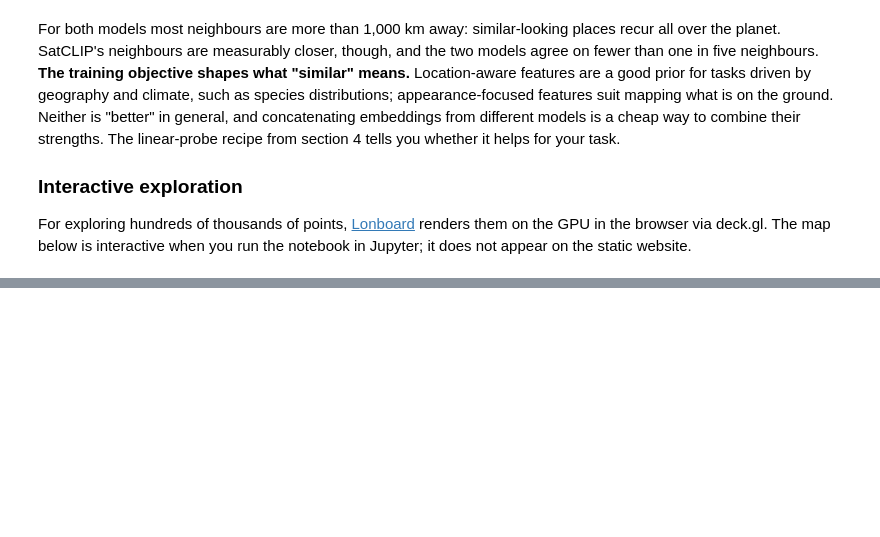
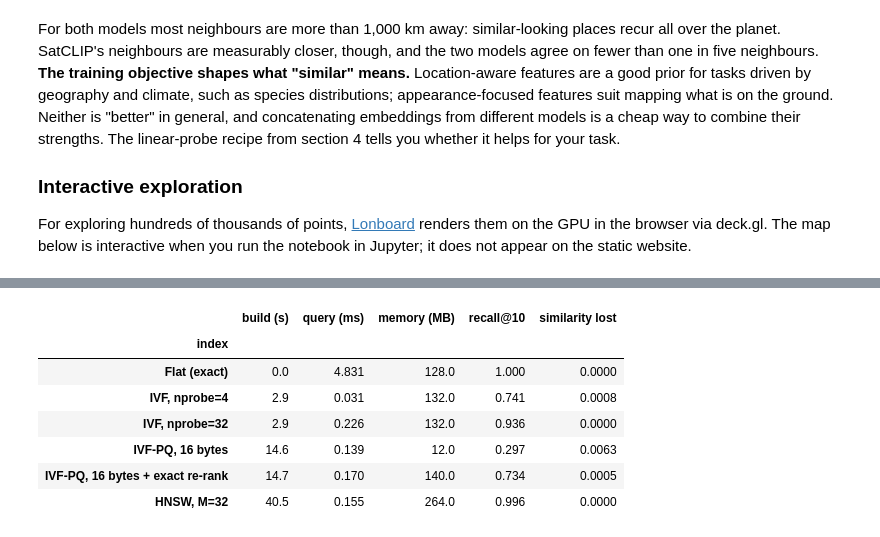
Before and after one commit to geo-embeddings/geo-embeddings-site, a Jupyter notebook: tutorials/geo_embeddings_02_analysis_and_fine_tuning.ipynb, the cells around one changed output, grey strips where cells are left out. Cells and saved outputs as stored; diff of their text form; code cells hidden in the pictures; blank space fills up the shorter version.

```diff
--- a/tutorials/geo_embeddings_02_analysis_and_fine_tuning.ipynb
+++ b/tutorials/geo_embeddings_02_analysis_and_fine_tuning.ipynb
@@ -20,7 +21,8 @@ Install the dependencies with `uv sync --group notebooks`. All data is read anon
 ## Setup
 # %%
 # torch, scikit-learn and faiss each bundle their own OpenMP runtime, which can deadlock or crash
-# on macOS. Importing torch first and keeping faiss single-threaded (below) avoids the conflict.
+# on macOS. Importing torch first, then the rest, and keeping faiss single-threaded (below) avoids
+# the conflict; keep this import order if you rearrange the cell.
 import torch
 
 import time
@@ -57,7 +59,8 @@ plt.rcParams['savefig.dpi'] = 80
 CACHE = Path('tutorial_cache')
 CACHE.mkdir(exist_ok=True)
 SOURCE_COOP_S3 = 's3://us-west-2.opendata.source.coop'
-SOURCE_COOP_HTTPS = 'https://data.source.coop'
+# GDAL options for anonymous reads straight from the bucket (rasterio uses GDAL under the hood)
+GDAL_S3 = dict(AWS_NO_SIGN_REQUEST='YES', AWS_REGION='us-west-2', GDAL_DISABLE_READDIR_ON_OPEN='EMPTY_DIR')
 
 rng = np.random.default_rng(0)
 torch.manual_seed(0)
@@ -105,8 +108,7 @@ def read_aef_cog(bbox, year, factor):
     ''').fetchall()
     if not rows:
         raise ValueError(f'no single AEF COG contains {bbox} in {year}')
-    href = rows[0][0].replace(SOURCE_COOP_S3, SOURCE_COOP_HTTPS)
-    with rasterio.Env(GDAL_DISABLE_READDIR_ON_OPEN='EMPTY_DIR'), rasterio.open('/vsicurl/' + href) as src:
+    with rasterio.Env(**GDAL_S3), rasterio.open(rows[0][0].replace('s3://', '/vsis3/')) as src:
         T = src.transform  # bottom-up file: T.e > 0, row 0 is the southern edge
         left, bottom, right, top = transform_bounds('EPSG:4326', src.crs, *bbox)
         c0, c1 = int((left - T.c) // T.a), int((right - T.c) // T.a) + 1
@@ -884,0 +910,69 @@ Map(layer)
+# %%
+d, k = X_alm.shape[1], 10
+pool = rng.permutation(np.flatnonzero(alm_valid))
+base = np.ascontiguousarray(X_alm[pool[:500_000]])
+queries = np.ascontiguousarray(X_alm[pool[500_000:501_000]])  # held-out pixels, not in the index
+
+exact = faiss.IndexFlatIP(d)  # inner product == cosine similarity for unit vectors
+exact.add(base)
+t0 = time.perf_counter()
+true_sim, truth = exact.search(queries, k)
+exact_ms = 1000 * (time.perf_counter() - t0) / len(queries)
+
+
+def evaluate(name, index, configure=lambda: None, train_size=100_000):
+    """Build `index` on `base`, query it, and compare against exact search."""
+    t0 = time.perf_counter()
+    if not index.is_trained:
+        index.train(base[:train_size])
+    index.add(base)
+    build_s = time.perf_counter() - t0
+    configure()
+    t0 = time.perf_counter()
+    _, found = index.search(queries, k)
+    query_ms = 1000 * (time.perf_counter() - t0) / len(queries)
+    found_sim = np.einsum('qd,qkd->qk', queries, base[found])  # exact similarity of what the index returned
+    return {'index': name, 'build (s)': build_s, 'query (ms)': query_ms,
+            'memory (MB)': faiss.serialize_index(index).nbytes / 1e6,
+            'recall@10': np.mean([len(set(f) & set(t)) / k for f, t in zip(found, truth)]),
+            'similarity lost': (true_sim - found_sim).mean()}
+
+
+def ivf_flat():
+    return faiss.IndexIVFFlat(faiss.IndexFlatIP(d), d, 1024, faiss.METRIC_INNER_PRODUCT)
+
+
+def ivf_pq():
+    return faiss.IndexIVFPQ(faiss.IndexFlatIP(d), d, 1024, 16, 8, faiss.METRIC_INNER_PRODUCT)  # 16 x 1-byte codes
+
+
+ivf_a, ivf_b, pq = ivf_flat(), ivf_flat(), ivf_pq()
+pq_base = ivf_pq()
+pq_rerank = faiss.IndexRefineFlat(pq_base)  # re-scores PQ candidates with the exact vectors
+hnsw = faiss.IndexHNSWFlat(d, 32, faiss.METRIC_INNER_PRODUCT)
+
+
+def rerank_settings():
+    pq_base.nprobe = 32
+    pq_rerank.k_factor = 10  # fetch 10 x k candidates, keep the best k by exact similarity
+
+
+benchmark = pd.DataFrame([
+    {'index': 'Flat (exact)', 'build (s)': 0.0, 'query (ms)': exact_ms,
+     'memory (MB)': faiss.serialize_index(exact).nbytes / 1e6, 'recall@10': 1.0, 'similarity lost': 0.0},
+    evaluate('IVF, nprobe=4', ivf_a, lambda: setattr(ivf_a, 'nprobe', 4)),
+    evaluate('IVF, nprobe=32', ivf_b, lambda: setattr(ivf_b, 'nprobe', 32)),
+    evaluate('IVF-PQ, 16 bytes', pq, lambda: setattr(pq, 'nprobe', 32)),
+    evaluate('IVF-PQ, 16 bytes + exact re-rank', pq_rerank, rerank_settings),
+    evaluate('HNSW, M=32', hnsw, lambda: setattr(hnsw.hnsw, 'efSearch', 64)),
+]).set_index('index')
+benchmark.round({'build (s)': 1, 'query (ms)': 3, 'memory (MB)': 0, 'recall@10': 3, 'similarity lost': 4})
+# %% [output]
+|  | build (s) | query (ms) | memory (MB) | recall@10 | similarity lost |
+| index |  |  |  |  |  |
+| Flat (exact) | 0.0 | 4.831 | 128.0 | 1.000 | 0.0000 |
+| IVF, nprobe=4 | 2.9 | 0.031 | 132.0 | 0.741 | 0.0008 |
+| IVF, nprobe=32 | 2.9 | 0.226 | 132.0 | 0.936 | 0.0000 |
+| IVF-PQ, 16 bytes | 14.6 | 0.139 | 12.0 | 0.297 | 0.0063 |
+| IVF-PQ, 16 bytes + exact re-rank | 14.7 | 0.170 | 140.0 | 0.734 | 0.0005 |
+| HNSW, M=32 | 40.5 | 0.155 | 264.0 | 0.996 | 0.0000 |
```
Also changed, not shown: parts of 16 cells of this notebook, 3 other files.
